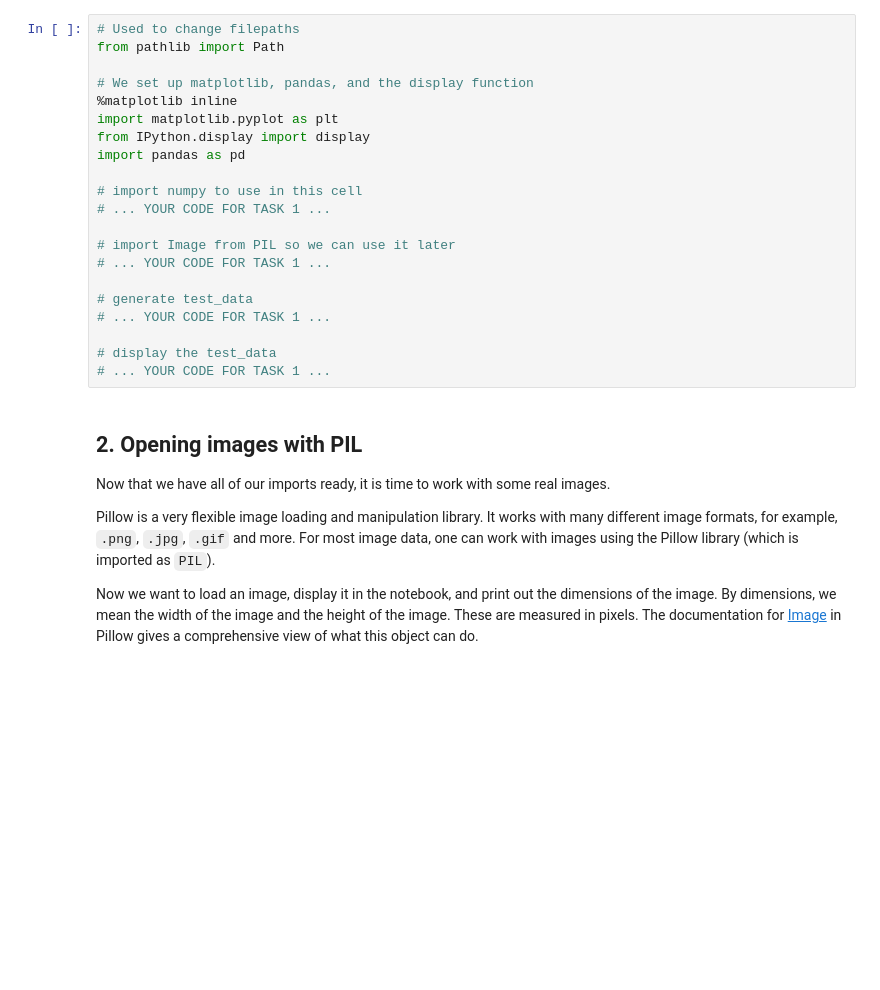
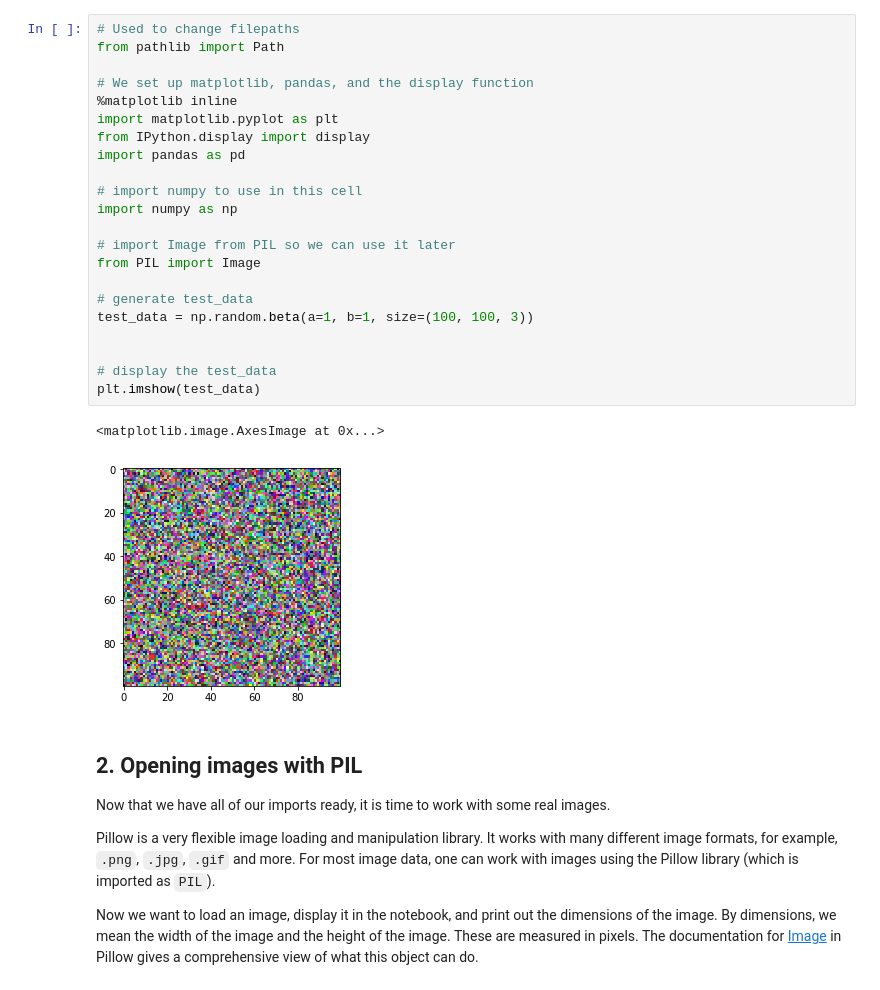
Before and after one commit to fbremer/datacamp_bees, a Jupyter notebook: Bees1 - Image Loading and Processing/notebook.ipynb, the cells around one changed output. Cells and saved outputs as stored; diff of their text form; blank space fills up the shorter version.

```diff
--- a/Bees1 - Image Loading and Processing/notebook.ipynb
+++ b/Bees1 - Image Loading and Processing/notebook.ipynb
@@ -10,24 +10,28 @@
 # %%
 # Used to change filepaths
 from pathlib import Path
 
 # We set up matplotlib, pandas, and the display function
 %matplotlib inline
 import matplotlib.pyplot as plt
 from IPython.display import display
 import pandas as pd
 
 # import numpy to use in this cell
-# ... YOUR CODE FOR TASK 1 ...
+import numpy as np
 
 # import Image from PIL so we can use it later
-# ... YOUR CODE FOR TASK 1 ...
+from PIL import Image
 
 # generate test_data
-# ... YOUR CODE FOR TASK 1 ...
+test_data = np.random.beta(a=1, b=1, size=(100, 100, 3))
+
 
 # display the test_data
-# ... YOUR CODE FOR TASK 1 ...
+plt.imshow(test_data)
+# %% [output]
+<matplotlib.image.AxesImage at 0x...>
+[figure, added]
 # %% [markdown]
 ## 2. Opening images with PIL
 <p>Now that we have all of our imports ready, it is time to work with some real images.</p>
```
Also changed, not shown: parts of 9 cells of this notebook, 5 other files.
